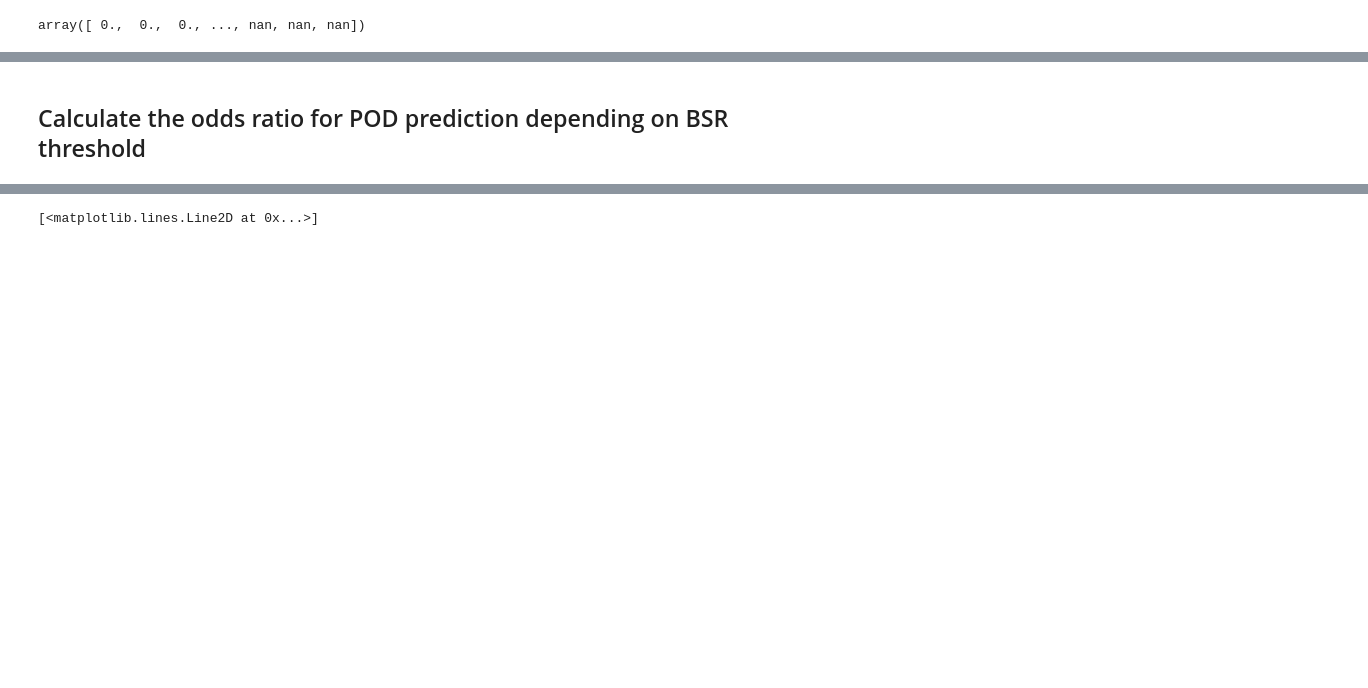
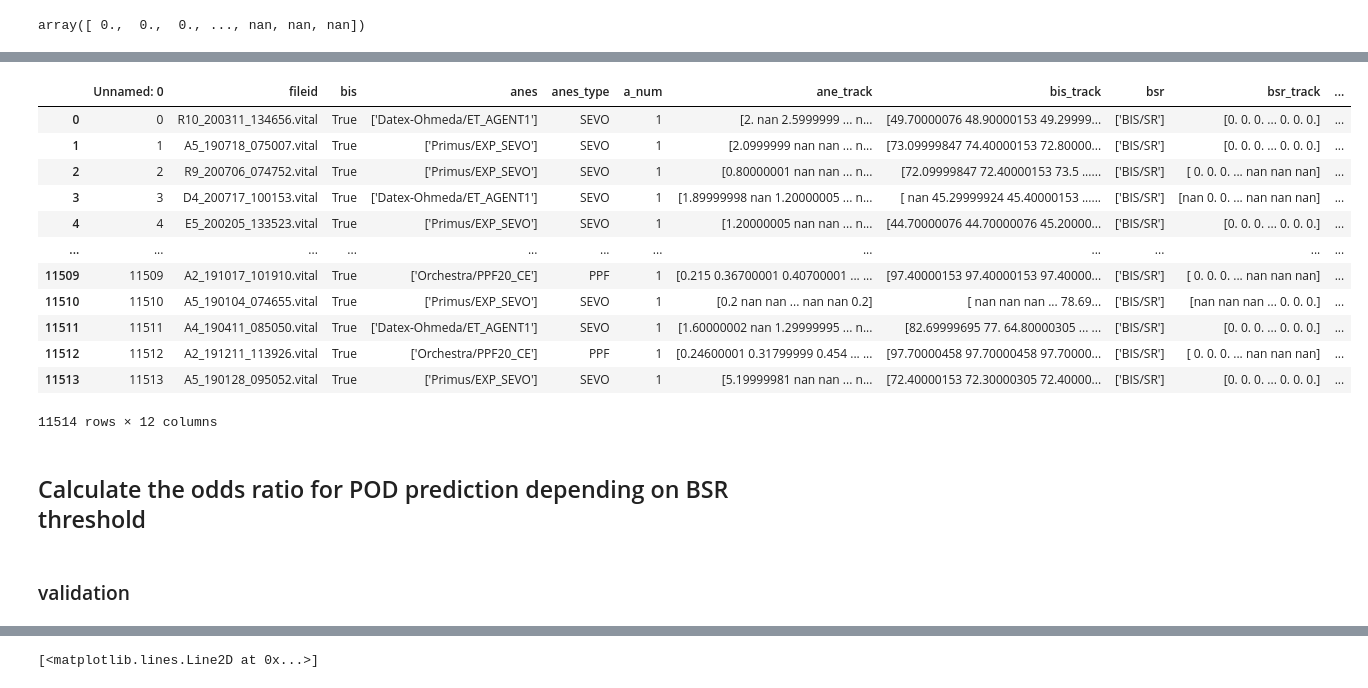
Before and after one commit to Hyeonsik/bsr_pod, a Jupyter notebook: vital_to_numpy.ipynb, the cells around one changed output, grey strips where cells are left out. Saved outputs shown, nothing was run; the diff lists cells and outputs as text; code cells hidden in the pictures; blank space fills up the shorter version.

```diff
--- a/vital_to_numpy.ipynb
+++ b/vital_to_numpy.ipynb
@@ -582,0 +606,25 @@ df_data['intercept'] = 1
+# %%
+import pandas as pd
+import numpy as np
+import os
+
+df_data = pd.DataFrame([], columns=['fileid', 'bis', 'anes', 'anes_type', 'a_num'])
+
+file = 'total-112.pkl'
+rayget = pickle.load(open(f'tmp/{file}','rb'))
+#rayget2 = np.concatenate((np.array(rayget)[:,0:4], np.array(rayget)[:,5:7]), axis=-1)
+
+for ray in tqdm(rayget):
+    for i in range(len(ray[0])):
+        df_data = df_data.append({'fileid': ray[0][i], 'bis': ray[1][i], 'anes': ray[2][i], 'bsr': ray[3][i], 'ane_track': np.array(ray[4][i][:,0], dtype=float),
+                                  'bis_track': np.array(ray[4][i][:,1], dtype=float), 'bsr_track': np.array(ray[4][i][:,2], dtype=float), 'anes_type': ray[5][i], 'a_num': ray[6][i]}, ignore_index=True)
+
+# output 추가
+df_info = pd.read_csv('info.csv')
+df_data['POD'] = df_data['fileid'].apply(lambda x: df_info[df_info['fileid'] == x]['delirium.keyword.new'].values[0])
+df_data['intercept'] = 1
+
+# save
+pickle.dump(df_data, open('df_data.pkl','wb'))
+#df_data.to_csv('df_data.csv')
+df_data
@@ -583,3 +645,25 @@ df_data['intercept'] = 1
+# %%
+import pandas as pd
+import numpy as np
+
+#df_data = pd.read_csv('df_data.csv')
+df_data = pickle.load(open('df_data.pkl'))
+df_data['intercept'] = 1
+df_data
+# %% [output]
+|  | Unnamed: 0 | fileid | bis | anes | anes_type | a_num | ane_track | bis_track | bsr | bsr_track | ... |
+| 0 | 0 | R10_200311_134656.vital | True | ['Datex-Ohmeda/ET_AGENT1'] | SEVO | 1 | [2. nan 2.5999999 ... n... | [49.70000076 48.90000153 49.29999... | ['BIS/SR'] | [0. 0. 0. ... 0. 0. 0.] | ... |
+| 1 | 1 | A5_190718_075007.vital | True | ['Primus/EXP_SEVO'] | SEVO | 1 | [2.0999999 nan nan ... n... | [73.09999847 74.40000153 72.80000... | ['BIS/SR'] | [0. 0. 0. ... 0. 0. 0.] | ... |
+| 2 | 2 | R9_200706_074752.vital | True | ['Primus/EXP_SEVO'] | SEVO | 1 | [0.80000001 nan nan ... n... | [72.09999847 72.40000153 73.5 ...... | ['BIS/SR'] | [ 0. 0. 0. ... nan nan nan] | ... |
+| 3 | 3 | D4_200717_100153.vital | True | ['Datex-Ohmeda/ET_AGENT1'] | SEVO | 1 | [1.89999998 nan 1.20000005 ... n... | [ nan 45.29999924 45.40000153 ...... | ['BIS/SR'] | [nan 0. 0. ... nan nan nan] | ... |
+| 4 | 4 | E5_200205_133523.vital | True | ['Primus/EXP_SEVO'] | SEVO | 1 | [1.20000005 nan nan ... n... | [44.70000076 44.70000076 45.20000... | ['BIS/SR'] | [0. 0. 0. ... 0. 0. 0.] | ... |
+| ... | ... | ... | ... | ... | ... | ... | ... | ... | ... | ... | ... |
+| 11509 | 11509 | A2_191017_101910.vital | True | ['Orchestra/PPF20_CE'] | PPF | 1 | [0.215 0.36700001 0.40700001 ... ... | [97.40000153 97.40000153 97.40000... | ['BIS/SR'] | [ 0. 0. 0. ... nan nan nan] | ... |
+| 11510 | 11510 | A5_190104_074655.vital | True | ['Primus/EXP_SEVO'] | SEVO | 1 | [0.2 nan nan ... nan nan 0.2] | [ nan nan nan ... 78.69... | ['BIS/SR'] | [nan nan nan ... 0. 0. 0.] | ... |
+| 11511 | 11511 | A4_190411_085050.vital | True | ['Datex-Ohmeda/ET_AGENT1'] | SEVO | 1 | [1.60000002 nan 1.29999995 ... n... | [82.69999695 77. 64.80000305 ... ... | ['BIS/SR'] | [0. 0. 0. ... 0. 0. 0.] | ... |
+| 11512 | 11512 | A2_191211_113926.vital | True | ['Orchestra/PPF20_CE'] | PPF | 1 | [0.24600001 0.31799999 0.454 ... ... | [97.70000458 97.70000458 97.70000... | ['BIS/SR'] | [ 0. 0. 0. ... nan nan nan] | ... |
+| 11513 | 11513 | A5_190128_095052.vital | True | ['Primus/EXP_SEVO'] | SEVO | 1 | [5.19999981 nan nan ... n... | [72.40000153 72.30000305 72.40000... | ['BIS/SR'] | [0. 0. 0. ... 0. 0. 0.] | ... |
+11514 rows × 12 columns
 # %% [markdown]
 ## Calculate the odds ratio for POD prediction depending on BSR threshold
 # %%
@@ -615,3 +699,5 @@ for idx, row in tqdm(df_data.iterrows(), total = df_data.shape[0]):
 
 # invalid한 행 제거 (bsr가 전부 nan)
 #df_data.dropna(subset=['upper0.1'], how='any', axis=0, inplace=True)
+# %% [markdown]
+### validation
```
Also changed, not shown: parts of 18 cells of this notebook, 4 other files.
